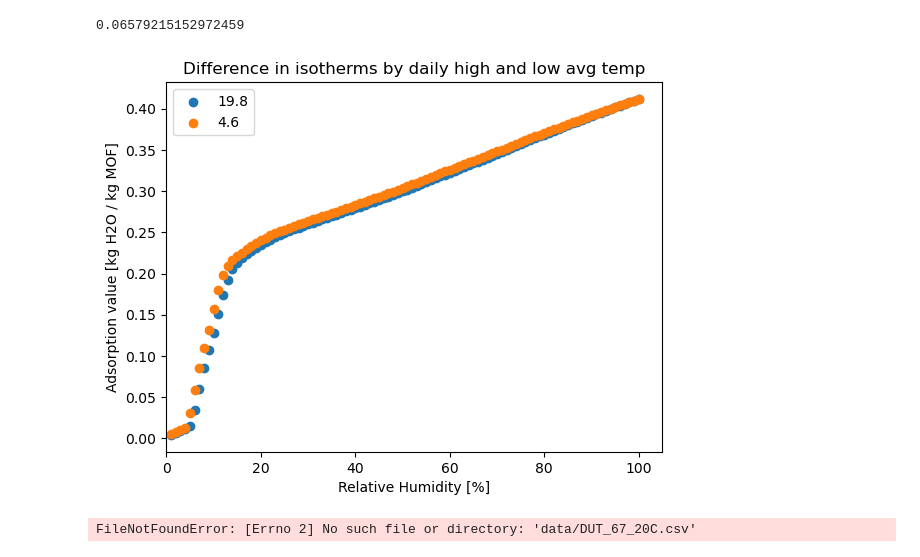
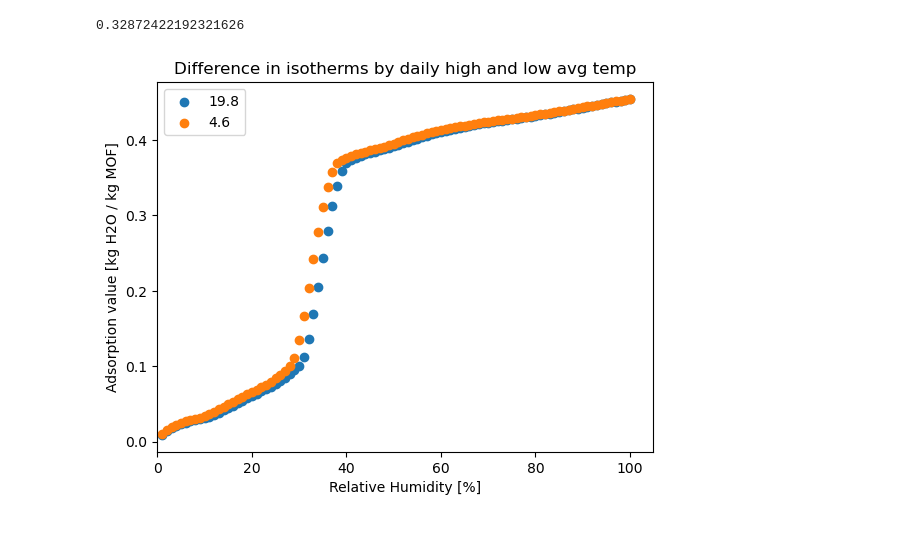
Before and after one commit to SimonEnsemble/water_harvesting, a Jupyter notebook: Polanyi_calculation_general.ipynb, the cells around one changed output. Cells and saved outputs as stored; diff of their text form; code cells hidden in the pictures.

```diff
--- a/Polanyi_calculation_general.ipynb
+++ b/Polanyi_calculation_general.ipynb
@@ -9,11 +9,18 @@ R = 8.314 # Sets R(gas constant) value in [J/(mol-K)]
 def read_ads_data(mof, temperature): # MOF name and temp data was recorded
     ads_data = pd.read_csv('data/{}_{}C.csv'.format(mof, temperature)) # Reads the isotherm
 
-    ads_data['P/P_0'] = ads_data['RH[%]'] / 100 # Converts the relative humidity to P/P_0
+    if (ads_data['RH[%]'])[0] == 0:
+        ads_data = ads_data.drop(0) # Drops the first row if the first RH value is 0
+        ads_data = ads_data.reset_index(drop=True)
+
+    if ads_data['RH[%]'].iloc[-1] > 1:
+        ads_data['P/P_0'] = ads_data['RH[%]'] / 100  # Converts the relative humidity to P/P_0 (from % to decimal)
+    else:
+        ads_data['P/P_0'] = ads_data['RH[%]']  # Converts the relative humidity to P/P_0 (changes name )
+
 
     ads_data["A"] = -R * (temperature+273.15) * np.log(ads_data['P/P_0']) # Calculates Polanyi adsorption potential for every point on the graph
 
-
     ads_data = ads_data.drop(columns=['RH[%]']) # Gets rid of the Humidity column
     return ads_data
 # %%
@@ -98,11 +105,11 @@ def new_isotherm(T,n_of_A):
 
         ads = n_of_A(A).item() # finds ads value for given A value
 
-        RH__current = i+1
+        RH_current = i+1
 
         ads_values.append(ads) # add these adsorption values to a list
 
-        RH_values.append(RH__current)
+        RH_values.append(RH_current)
 
     df_new_isotherm = pd.DataFrame(ads_values, columns=['Adsorption value [kg H2O / kg MOF]']) # create dataframe with the adsorption data
 
@@ -130,10 +137,10 @@ def Optimize_per_week(mof, data_temp, week, kg_MOF): # using MOF data at MOF nam
 
     return water_mass # should be what is being optimized, changing kg_MOF for a given MOF and week
 # %%
-Optimize_per_week('MOF_801',25,1,1)
+Optimize_per_week('UiO_66',20,1,1)
 # %% [output]
-0.06579215152972459
+0.32872422192321626
-[figure, old version]
+[figure, new version]
 # %%
 def view_isotherm(mof, data_temp): # view isotherm for a given MOF and temperature
 
@@ -163,7 +170,3 @@ def view_mof (mof, data_temp): # view the isotherm and characteristic curve for
     plt.show()
     view_characteristic_curve(mof, data_temp)
     plt.legend()
-# %%
-view_mof('DUT_67', 20)
-# %% [output]
-FileNotFoundError: [Errno 2] No such file or directory: 'data/DUT_67_20C.csv'
```
Also changed, not shown: parts of 1 cell of this notebook.
